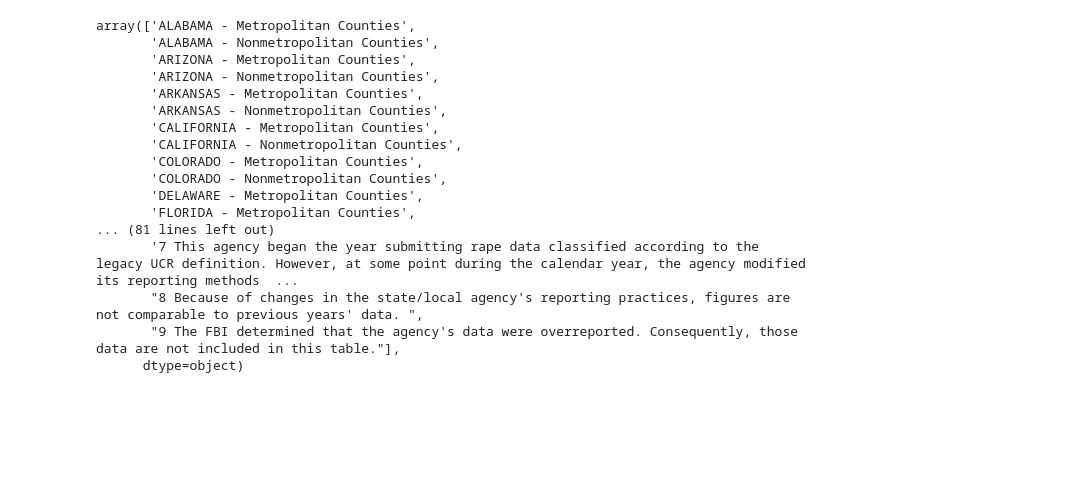
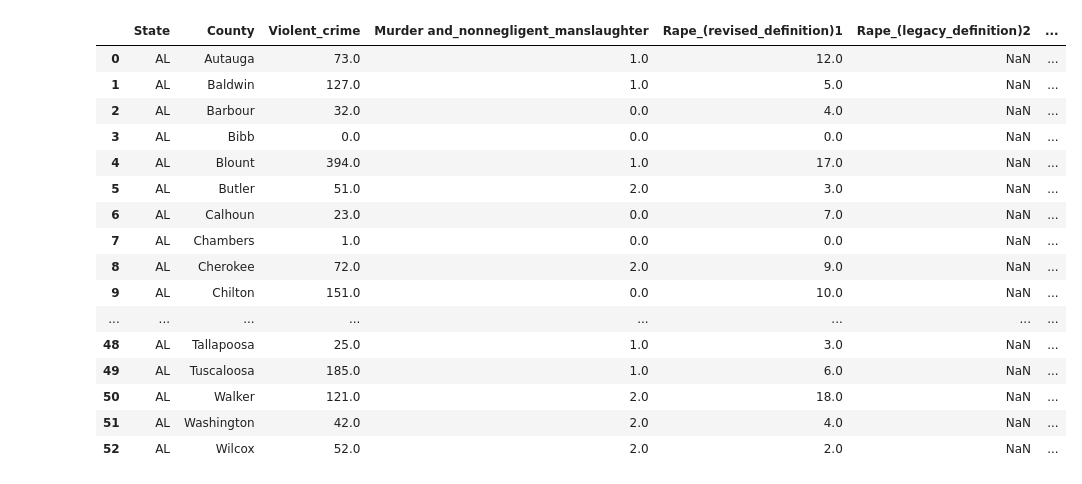
Before and after one commit to Shane-McCallum/Diversity-and-Violence--Is-there-a-connection-, a Jupyter notebook: Notebooks/Data Prep.ipynb, the cells around one changed output. Cells and saved outputs as stored; diff of their text form; code cells hidden in the pictures; blank space fills up the shorter version.

```diff
--- a/Notebooks/Data Prep.ipynb
+++ b/Notebooks/Data Prep.ipynb
@@ -115,0 +175,8 @@ None
+# %%
+# remove extraneous data from the State strings
+states = dfoff['State'].str.split(' - ').tolist()
+states = [l[0] for l in states]
+dfoff['State'] = states
+dfoff['State'] = dfoff['State'].str.title()  # to standard capitalization
+dfoff['State'] = dfoff['State'].apply(lambda x: us_state_abbrev[x])  # convert full State names to abbreviations
+dfoff['State'].sample(12).tolist()  # display a random sample of States
@@ -115,0 +185,4 @@ None
+# %%
+# Sort by geographical location
+dfoff = dfoff.sort_values(by=['State', 'County']).reset_index(drop=True)
+dfoff
@@ -116,20 +236,20 @@ None
 # %%
-dfoff.State.unique()
+dfoff.query('State == "AL"')
 # %% [output]
-array(['ALABAMA - Metropolitan Counties',
-       'ALABAMA - Nonmetropolitan Counties',
-       'ARIZONA - Metropolitan Counties',
-       'ARIZONA - Nonmetropolitan Counties',
-       'ARKANSAS - Metropolitan Counties',
-       'ARKANSAS - Nonmetropolitan Counties',
-       'CALIFORNIA - Metropolitan Counties',
-       'CALIFORNIA - Nonmetropolitan Counties',
-       'COLORADO - Metropolitan Counties',
-       'COLORADO - Nonmetropolitan Counties',
-       'DELAWARE - Metropolitan Counties',
-       'FLORIDA - Metropolitan Counties',
-... (81 lines left out)
-       '7 This agency began the year submitting rape data classified according to the legacy UCR definition. However, at some point during the calendar year, the agency modified its reporting methods  ...
-       "8 Because of changes in the state/local agency's reporting practices, figures are not comparable to previous years' data. ",
-       "9 The FBI determined that the agency's data were overreported. Consequently, those data are not included in this table."],
-      dtype=object)
+|  | State | County | Violent_crime | Murder and_nonnegligent_manslaughter | Rape_(revised_definition)1 | Rape_(legacy_definition)2 | ... |
+| 0 | AL | Autauga | 73.0 | 1.0 | 12.0 | NaN | ... |
+| 1 | AL | Baldwin | 127.0 | 1.0 | 5.0 | NaN | ... |
+| 2 | AL | Barbour | 32.0 | 0.0 | 4.0 | NaN | ... |
+| 3 | AL | Bibb | 0.0 | 0.0 | 0.0 | NaN | ... |
+| 4 | AL | Blount | 394.0 | 1.0 | 17.0 | NaN | ... |
+| 5 | AL | Butler | 51.0 | 2.0 | 3.0 | NaN | ... |
+| 6 | AL | Calhoun | 23.0 | 0.0 | 7.0 | NaN | ... |
+| 7 | AL | Chambers | 1.0 | 0.0 | 0.0 | NaN | ... |
+| 8 | AL | Cherokee | 72.0 | 2.0 | 9.0 | NaN | ... |
+| 9 | AL | Chilton | 151.0 | 0.0 | 10.0 | NaN | ... |
+| ... | ... | ... | ... | ... | ... | ... | ... |
+| 48 | AL | Tallapoosa | 25.0 | 1.0 | 3.0 | NaN | ... |
+| 49 | AL | Tuscaloosa | 185.0 | 1.0 | 6.0 | NaN | ... |
+| 50 | AL | Walker | 121.0 | 2.0 | 18.0 | NaN | ... |
+| 51 | AL | Washington | 42.0 | 2.0 | 4.0 | NaN | ... |
+| 52 | AL | Wilcox | 52.0 | 2.0 | 2.0 | NaN | ... |
```
Also changed, not shown: parts of 13 cells of this notebook.
